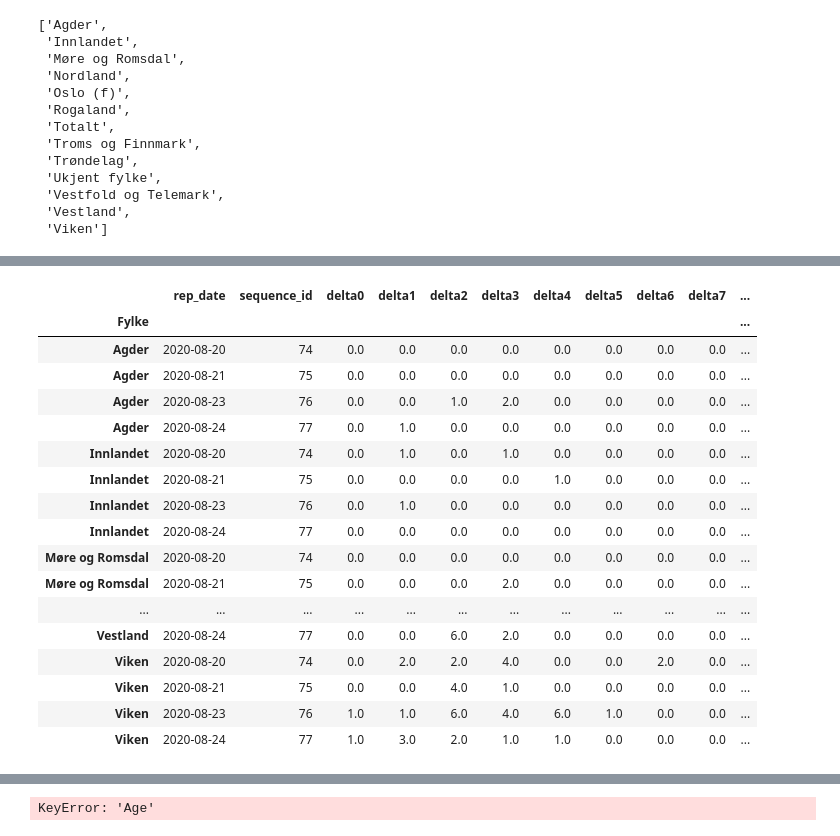
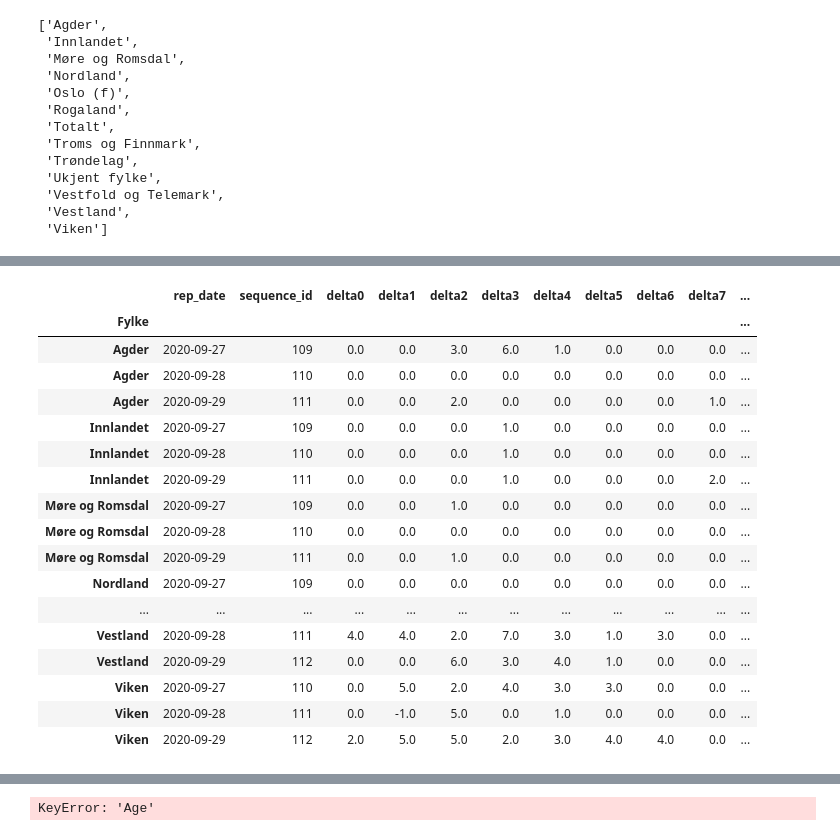
Before and after one commit to delonge182/covid19_related, a Jupyter notebook: covid_3_graph.ipynb, the cells around one changed output, grey strips where cells are left out. Saved outputs shown, nothing was run; the diff lists cells and outputs as text; code cells hidden in the pictures.

```diff
--- a/covid_3_graph.ipynb
+++ b/covid_3_graph.ipynb
@@ -598,22 +670,22 @@ today = np.datetime64(date.today())
 # %%
 pd.set_option('display.max_rows', df_msis_1.shape[0]+1)
-df_msis_1.loc[df_msis_1["rep_date"] >= today-4 , "rep_date":]
+df_msis_1.loc[df_msis_1["rep_date"] >= today-2 , "rep_date":]
 # %% [output]
 |  | rep_date | sequence_id | delta0 | delta1 | delta2 | delta3 | delta4 | delta5 | delta6 | delta7 | ... |
 | Fylke |  |  |  |  |  |  |  |  |  |  | ... |
-| Agder | 2020-08-20 | 74 | 0.0 | 0.0 | 0.0 | 0.0 | 0.0 | 0.0 | 0.0 | 0.0 | ... |
-| Agder | 2020-08-21 | 75 | 0.0 | 0.0 | 0.0 | 0.0 | 0.0 | 0.0 | 0.0 | 0.0 | ... |
-| Agder | 2020-08-23 | 76 | 0.0 | 0.0 | 1.0 | 2.0 | 0.0 | 0.0 | 0.0 | 0.0 | ... |
-| Agder | 2020-08-24 | 77 | 0.0 | 1.0 | 0.0 | 0.0 | 0.0 | 0.0 | 0.0 | 0.0 | ... |
-| Innlandet | 2020-08-20 | 74 | 0.0 | 1.0 | 0.0 | 1.0 | 0.0 | 0.0 | 0.0 | 0.0 | ... |
-| Innlandet | 2020-08-21 | 75 | 0.0 | 0.0 | 0.0 | 0.0 | 1.0 | 0.0 | 0.0 | 0.0 | ... |
-| Innlandet | 2020-08-23 | 76 | 0.0 | 1.0 | 0.0 | 0.0 | 0.0 | 0.0 | 0.0 | 0.0 | ... |
-| Innlandet | 2020-08-24 | 77 | 0.0 | 0.0 | 0.0 | 0.0 | 0.0 | 0.0 | 0.0 | 0.0 | ... |
-| Møre og Romsdal | 2020-08-20 | 74 | 0.0 | 0.0 | 0.0 | 0.0 | 0.0 | 0.0 | 0.0 | 0.0 | ... |
-| Møre og Romsdal | 2020-08-21 | 75 | 0.0 | 0.0 | 0.0 | 2.0 | 0.0 | 0.0 | 0.0 | 0.0 | ... |
+| Agder | 2020-09-27 | 109 | 0.0 | 0.0 | 3.0 | 6.0 | 1.0 | 0.0 | 0.0 | 0.0 | ... |
+| Agder | 2020-09-28 | 110 | 0.0 | 0.0 | 0.0 | 0.0 | 0.0 | 0.0 | 0.0 | 0.0 | ... |
+| Agder | 2020-09-29 | 111 | 0.0 | 0.0 | 2.0 | 0.0 | 0.0 | 0.0 | 0.0 | 1.0 | ... |
+| Innlandet | 2020-09-27 | 109 | 0.0 | 0.0 | 0.0 | 1.0 | 0.0 | 0.0 | 0.0 | 0.0 | ... |
+| Innlandet | 2020-09-28 | 110 | 0.0 | 0.0 | 0.0 | 1.0 | 0.0 | 0.0 | 0.0 | 0.0 | ... |
+| Innlandet | 2020-09-29 | 111 | 0.0 | 0.0 | 0.0 | 1.0 | 0.0 | 0.0 | 0.0 | 2.0 | ... |
+| Møre og Romsdal | 2020-09-27 | 109 | 0.0 | 0.0 | 1.0 | 0.0 | 0.0 | 0.0 | 0.0 | 0.0 | ... |
+| Møre og Romsdal | 2020-09-28 | 110 | 0.0 | 0.0 | 0.0 | 0.0 | 0.0 | 0.0 | 0.0 | 0.0 | ... |
+| Møre og Romsdal | 2020-09-29 | 111 | 0.0 | 0.0 | 1.0 | 0.0 | 0.0 | 0.0 | 0.0 | 0.0 | ... |
+| Nordland | 2020-09-27 | 109 | 0.0 | 0.0 | 0.0 | 0.0 | 0.0 | 0.0 | 0.0 | 0.0 | ... |
 | ... | ... | ... | ... | ... | ... | ... | ... | ... | ... | ... | ... |
-| Vestland | 2020-08-24 | 77 | 0.0 | 0.0 | 6.0 | 2.0 | 0.0 | 0.0 | 0.0 | 0.0 | ... |
-| Viken | 2020-08-20 | 74 | 0.0 | 2.0 | 2.0 | 4.0 | 0.0 | 0.0 | 2.0 | 0.0 | ... |
-| Viken | 2020-08-21 | 75 | 0.0 | 0.0 | 4.0 | 1.0 | 0.0 | 0.0 | 0.0 | 0.0 | ... |
-| Viken | 2020-08-23 | 76 | 1.0 | 1.0 | 6.0 | 4.0 | 6.0 | 1.0 | 0.0 | 0.0 | ... |
-| Viken | 2020-08-24 | 77 | 1.0 | 3.0 | 2.0 | 1.0 | 1.0 | 0.0 | 0.0 | 0.0 | ... |
+| Vestland | 2020-09-28 | 111 | 4.0 | 4.0 | 2.0 | 7.0 | 3.0 | 1.0 | 3.0 | 0.0 | ... |
+| Vestland | 2020-09-29 | 112 | 0.0 | 0.0 | 6.0 | 3.0 | 4.0 | 1.0 | 0.0 | 0.0 | ... |
+| Viken | 2020-09-27 | 110 | 0.0 | 5.0 | 2.0 | 4.0 | 3.0 | 3.0 | 0.0 | 0.0 | ... |
+| Viken | 2020-09-28 | 111 | 0.0 | -1.0 | 5.0 | 0.0 | 1.0 | 0.0 | 0.0 | 0.0 | ... |
+| Viken | 2020-09-29 | 112 | 2.0 | 5.0 | 5.0 | 2.0 | 3.0 | 4.0 | 4.0 | 0.0 | ... |
```
Also changed, not shown: parts of 34 cells of this notebook, 6 other files.
